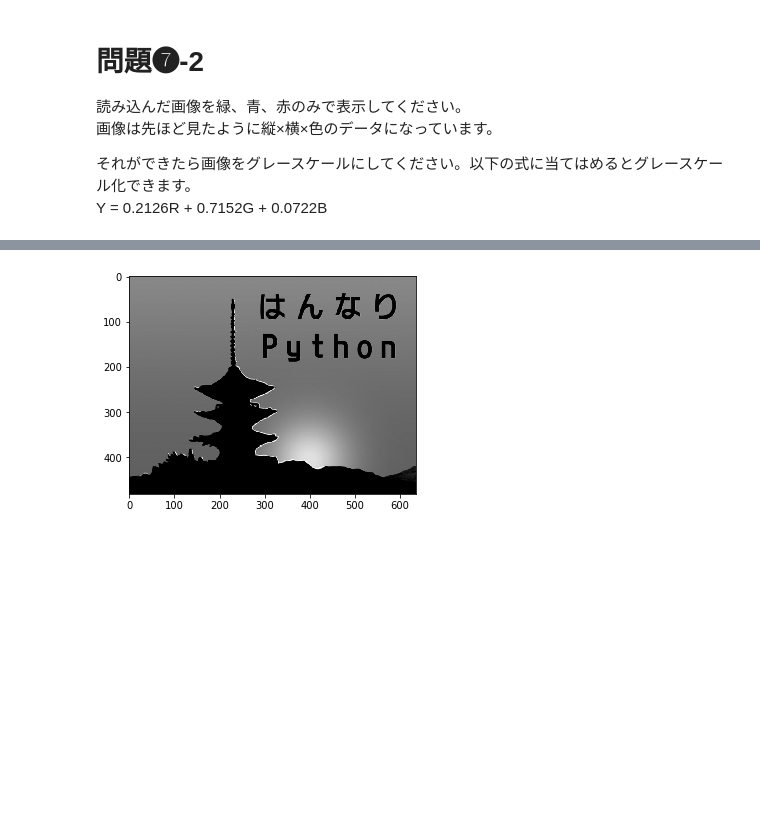
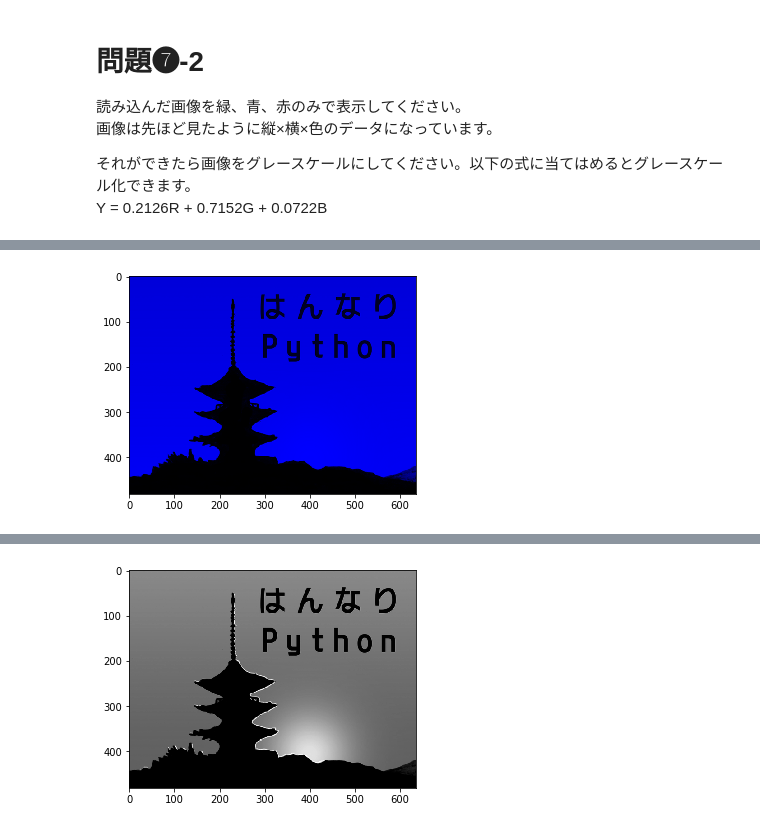
Before and after one commit to hannari-python/hanpy-dojo, a Jupyter notebook: hanpy0117.ipynb, the cells around one changed output, grey strips where cells are left out. Drawn from its saved outputs; the diff is of its cells as text; code cells hidden in the pictures; blank space fills up the shorter version.

```diff
--- a/hanpy0117.ipynb
+++ b/hanpy0117.ipynb
@@ -242,0 +249,6 @@ Y = 0.2126R + 0.7152G + 0.0722B
+# %%
+im3_B = im3.copy()
+im3_B[:,:,(0,1)] = 0 # (0,1)=R,Gを0(黒)にする
+plt.imshow(im3_B);
+# %% [output]
+[figure, added]
```
Also changed, not shown: parts of 2 cells of this notebook.
